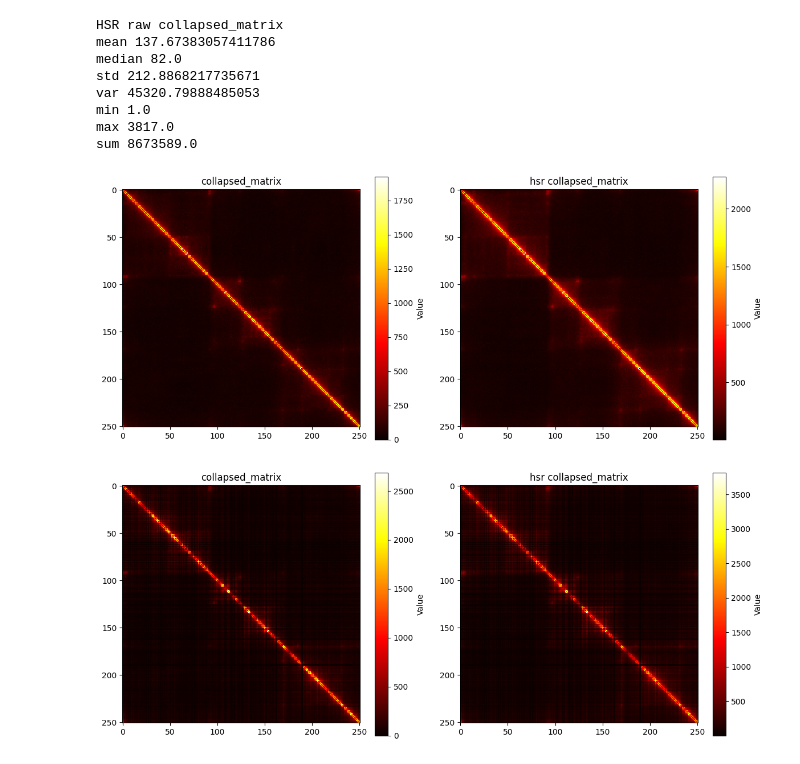
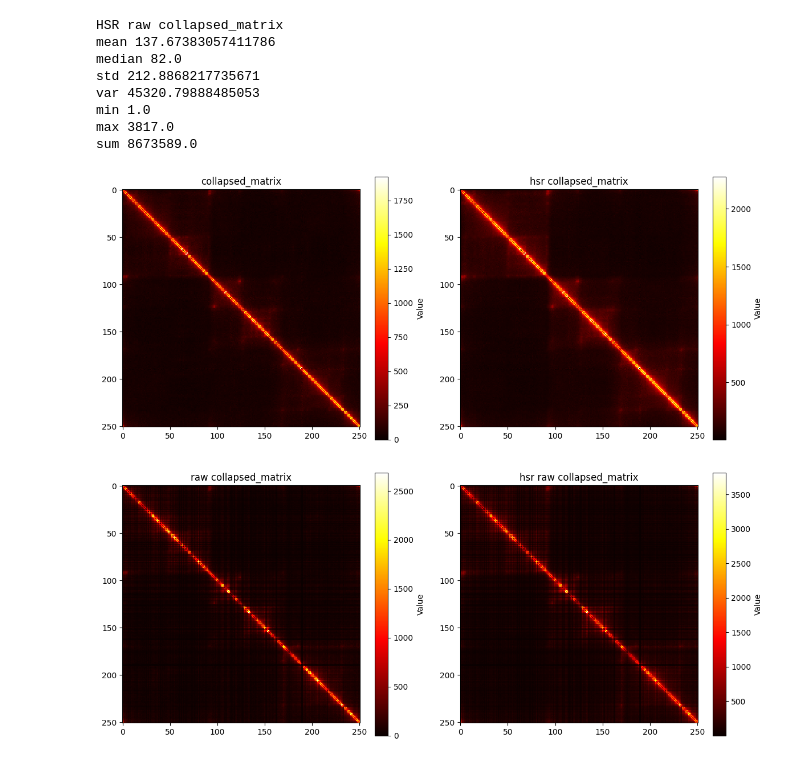
Before and after one commit to ronitagarwala01/CSE280A_Team_4, a Jupyter notebook: project.ipynb, the cells around one changed output. Saved outputs shown, nothing was run; the diff lists cells and outputs as text; code cells hidden in the pictures.

```diff
--- a/project.ipynb
+++ b/project.ipynb
@@ -101,33 +101,33 @@ sum 8673589.0
 # %%
 fig, axes = plt.subplots(1, 2, figsize=(12, 5))
 
 # First plot
 im1 = axes[0].imshow(data, cmap='hot', interpolation='nearest')
 axes[0].set_title('collapsed_matrix')
 fig.colorbar(im1, ax=axes[0], label='Value')
 
 # Second plot
 im2 = axes[1].imshow(data_hsr, cmap='hot', interpolation='nearest')
 axes[1].set_title('hsr collapsed_matrix')
 fig.colorbar(im2, ax=axes[1], label='Value')
 
 plt.tight_layout()
 plt.show()
 
 fig, axes = plt.subplots(1, 2, figsize=(12, 5))
 
 # First plot
 im1 = axes[0].imshow(data_raw, cmap='hot', interpolation='nearest')
-axes[0].set_title('collapsed_matrix')
+axes[0].set_title('raw collapsed_matrix')
 fig.colorbar(im1, ax=axes[0], label='Value')
 
 # Second plot
 im2 = axes[1].imshow(data_hsr_raw, cmap='hot', interpolation='nearest')
-axes[1].set_title('hsr collapsed_matrix')
+axes[1].set_title('hsr raw collapsed_matrix')
 fig.colorbar(im2, ax=axes[1], label='Value')
 
 plt.tight_layout()
 plt.show()
 # %% [output]
 [figure]
-[figure, old version]
+[figure, new version]
```
